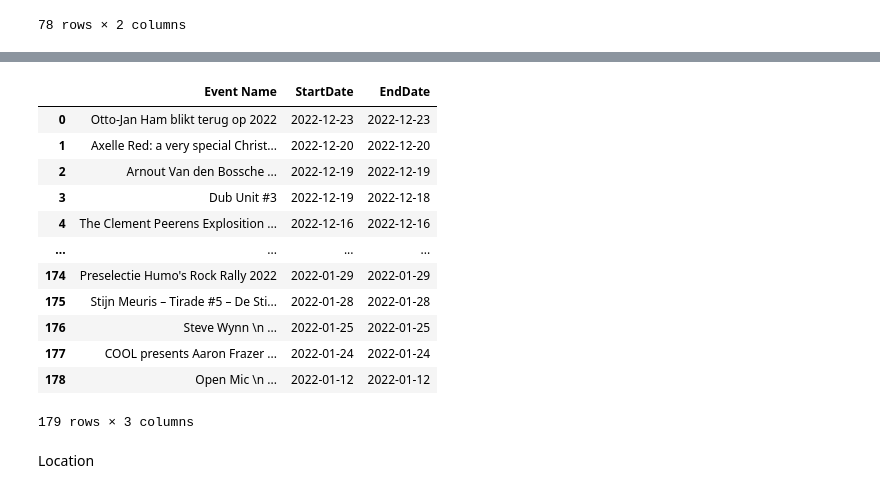
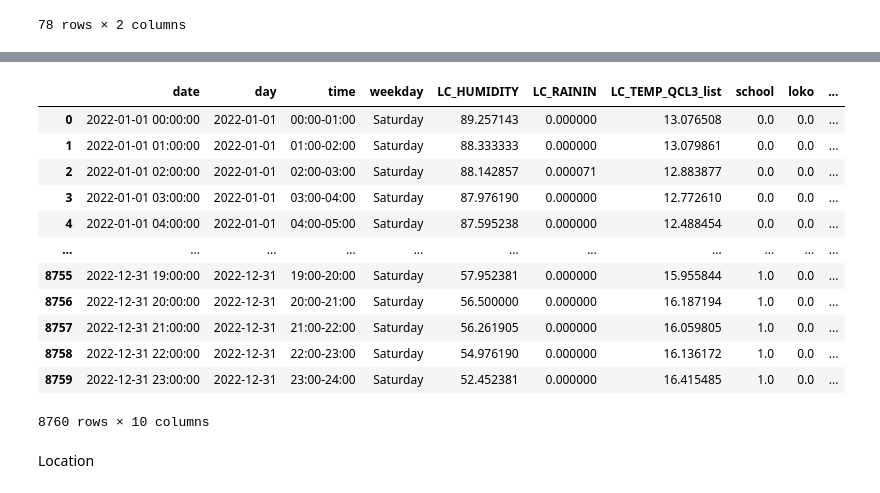
Before and after one commit to SarahSchrevens/MDA_project, a Jupyter notebook: noise prediction model/Past Data matrix/01_past data matrix.ipynb, the cells around one changed output, grey strips where cells are left out. Drawn from its saved outputs; the diff is of its cells as text; code cells hidden in the pictures.

```diff
--- a/noise prediction model/Past Data matrix/01_past data matrix.ipynb
+++ b/noise prediction model/Past Data matrix/01_past data matrix.ipynb
@@ -140,7 +140,7 @@ for index, row in loko.iterrows():
 
 # Create a new DataFrame from the list of rows
 loko_date = pd.DataFrame(rows_list)
-
+loko_date['Date'] = pd.to_datetime(loko_date['Date'])
 # Display the transformed data
 loko_date
 # %% [output]
@@ -161,8 +161,8 @@ loko_date
 # depot data transformation
 rows_list = []
 
-for index, row in loko.iterrows():
-    name = row['Event Name	']
+for index, row in depot.iterrows():
+    name = row['Event Name']
     start_date = row['StartDate']
     end_date = row['EndDate']
 
@@ -175,6 +175,7 @@ for index, row in loko.iterrows():
 
 # Create a new DataFrame from the list of rows
 depot_date = pd.DataFrame(rows_list)
+depot_date['Date'] = pd.to_datetime(depot_date['Date'])
 
 # Display the transformed data
 depot_date
@@ -183,19 +196,30 @@ KeyError: 'Event Name'
-# %%
-depot
-# %% [output]
-|  | Event Name | StartDate | EndDate |
-| 0 | Otto-Jan Ham blikt terug op 2022 | 2022-12-23 | 2022-12-23 |
-| 1 | Axelle Red: a very special Christ... | 2022-12-20 | 2022-12-20 |
-| 2 | Arnout Van den Bossche ... | 2022-12-19 | 2022-12-19 |
-| 3 | Dub Unit #3 | 2022-12-19 | 2022-12-18 |
-| 4 | The Clement Peerens Explosition ... | 2022-12-16 | 2022-12-16 |
-| ... | ... | ... | ... |
-| 174 | Preselectie Humo's Rock Rally 2022 | 2022-01-29 | 2022-01-29 |
-| 175 | Stijn Meuris – Tirade #5 – De Sti... | 2022-01-28 | 2022-01-28 |
-| 176 | Steve Wynn \n ... | 2022-01-25 | 2022-01-25 |
-| 177 | COOL presents Aaron Frazer ... | 2022-01-24 | 2022-01-24 |
-| 178 | Open Mic \n ... | 2022-01-12 | 2022-01-12 |
-179 rows × 3 columns
+# %%
+# count the number of events per day
+school_date_counts = school_date['Date'].value_counts().sort_index()
+df['school'] = df['day'].map(school_date_counts)
+df['school'] = df['school'].fillna(0)
+loko_date_counts = loko_date['Date'].value_counts().sort_index()
+df['loko'] = df['day'].map(loko_date_counts)
+df['loko'] = df['loko'].fillna(0)
+depot_date_counts = depot_date['Date'].value_counts().sort_index()
+df['depot'] = df['day'].map(depot_date_counts)
+df['depot'] = df['depot'].fillna(0)
+
+df
+# %% [output]
+|  | date | day | time | weekday | LC_HUMIDITY | LC_RAININ | LC_TEMP_QCL3_list | school | loko | ... |
+| 0 | 2022-01-01 00:00:00 | 2022-01-01 | 00:00-01:00 | Saturday | 89.257143 | 0.000000 | 13.076508 | 0.0 | 0.0 | ... |
+| 1 | 2022-01-01 01:00:00 | 2022-01-01 | 01:00-02:00 | Saturday | 88.333333 | 0.000000 | 13.079861 | 0.0 | 0.0 | ... |
+| 2 | 2022-01-01 02:00:00 | 2022-01-01 | 02:00-03:00 | Saturday | 88.142857 | 0.000071 | 12.883877 | 0.0 | 0.0 | ... |
+| 3 | 2022-01-01 03:00:00 | 2022-01-01 | 03:00-04:00 | Saturday | 87.976190 | 0.000000 | 12.772610 | 0.0 | 0.0 | ... |
+| 4 | 2022-01-01 04:00:00 | 2022-01-01 | 04:00-05:00 | Saturday | 87.595238 | 0.000000 | 12.488454 | 0.0 | 0.0 | ... |
+| ... | ... | ... | ... | ... | ... | ... | ... | ... | ... | ... |
+| 8755 | 2022-12-31 19:00:00 | 2022-12-31 | 19:00-20:00 | Saturday | 57.952381 | 0.000000 | 15.955844 | 1.0 | 0.0 | ... |
+| 8756 | 2022-12-31 20:00:00 | 2022-12-31 | 20:00-21:00 | Saturday | 56.500000 | 0.000000 | 16.187194 | 1.0 | 0.0 | ... |
+| 8757 | 2022-12-31 21:00:00 | 2022-12-31 | 21:00-22:00 | Saturday | 56.261905 | 0.000000 | 16.059805 | 1.0 | 0.0 | ... |
+| 8758 | 2022-12-31 22:00:00 | 2022-12-31 | 22:00-23:00 | Saturday | 54.976190 | 0.000000 | 16.136172 | 1.0 | 0.0 | ... |
+| 8759 | 2022-12-31 23:00:00 | 2022-12-31 | 23:00-24:00 | Saturday | 52.452381 | 0.000000 | 16.415485 | 1.0 | 0.0 | ... |
+8760 rows × 10 columns
 # %% [markdown]
 Location
 # %%
```
Also changed, not shown: parts of 3 cells of this notebook.
